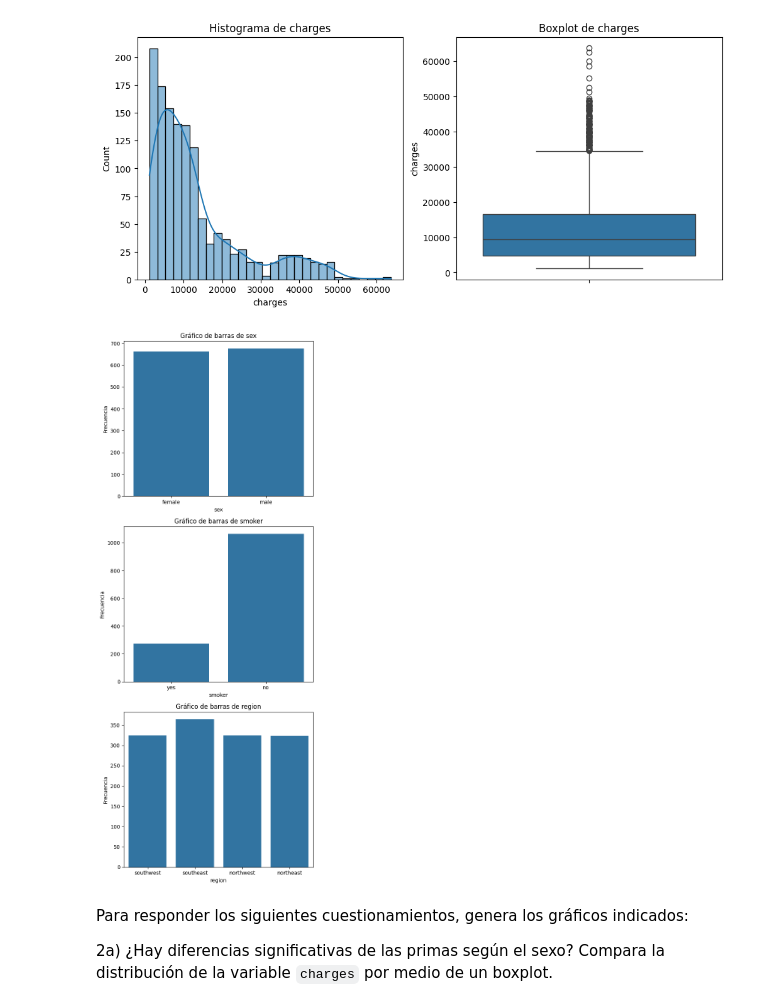
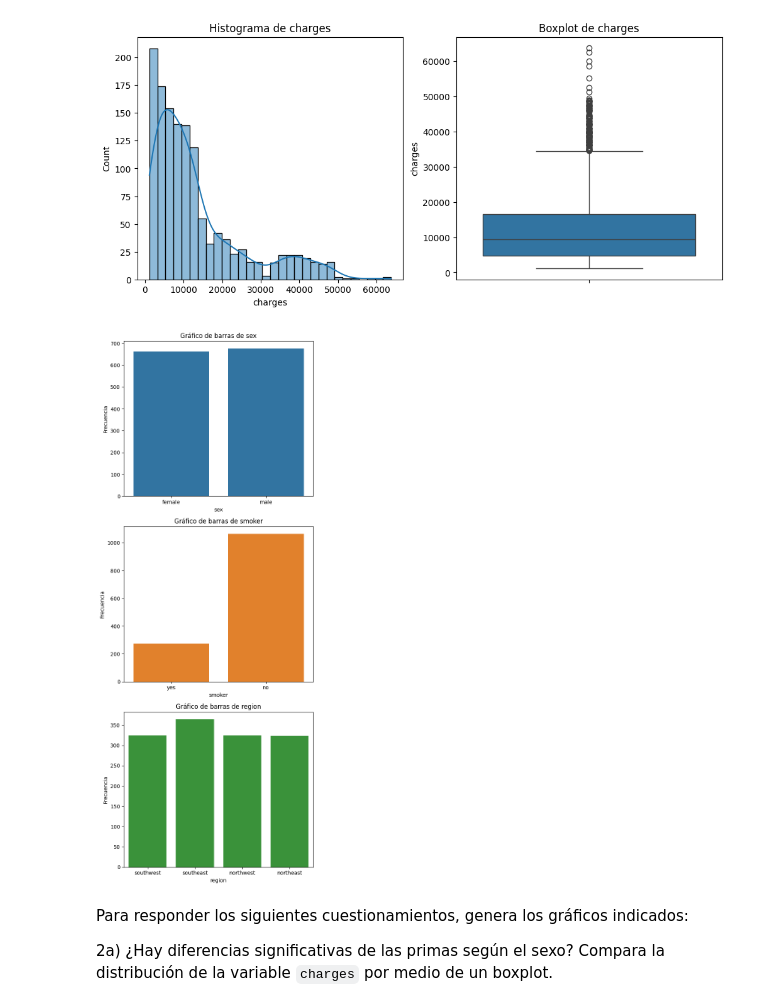
Before and after one commit to Hillelman/ciencia-de-datos-equipo, a Jupyter notebook: actividad-8/Actividad8RLineal_Equipo25.ipynb, the cells around one changed output. Cells and saved outputs as stored; diff of their text form; code cells hidden in the pictures.

```diff
--- a/actividad-8/Actividad8RLineal_Equipo25.ipynb
+++ b/actividad-8/Actividad8RLineal_Equipo25.ipynb
@@ -158,21 +154,20 @@ for var in num_cols:
 # %%
 #Variables categóricas
 num_plots = len(cat_cols)
 cols_per_row = 1  # 1 columna por fila
 num_rows = num_plots  # Un gráfico por fila
 
 fig, axes = plt.subplots(num_rows, cols_per_row, figsize=(6, 5 * num_plots))
 
 for i, var in enumerate(cat_cols):
-    sns.countplot(x=var, data=insurance_df, ax=axes[i])
+    sns.countplot(x=var, data=insurance_df, ax=axes[i], color='C'+str(i))
     axes[i].set_title(f'Gráfico de barras de {var}')
     axes[i].set_xlabel(var)
     axes[i].set_ylabel('Frecuencia')
-
 plt.tight_layout()
 plt.show()
 # %% [output]
-[figure, old version]
+[figure, new version]
 # %% [markdown]
 Para responder los siguientes cuestionamientos, genera los gráficos indicados:
 
```
Also changed, not shown: parts of 14 cells of this notebook.
